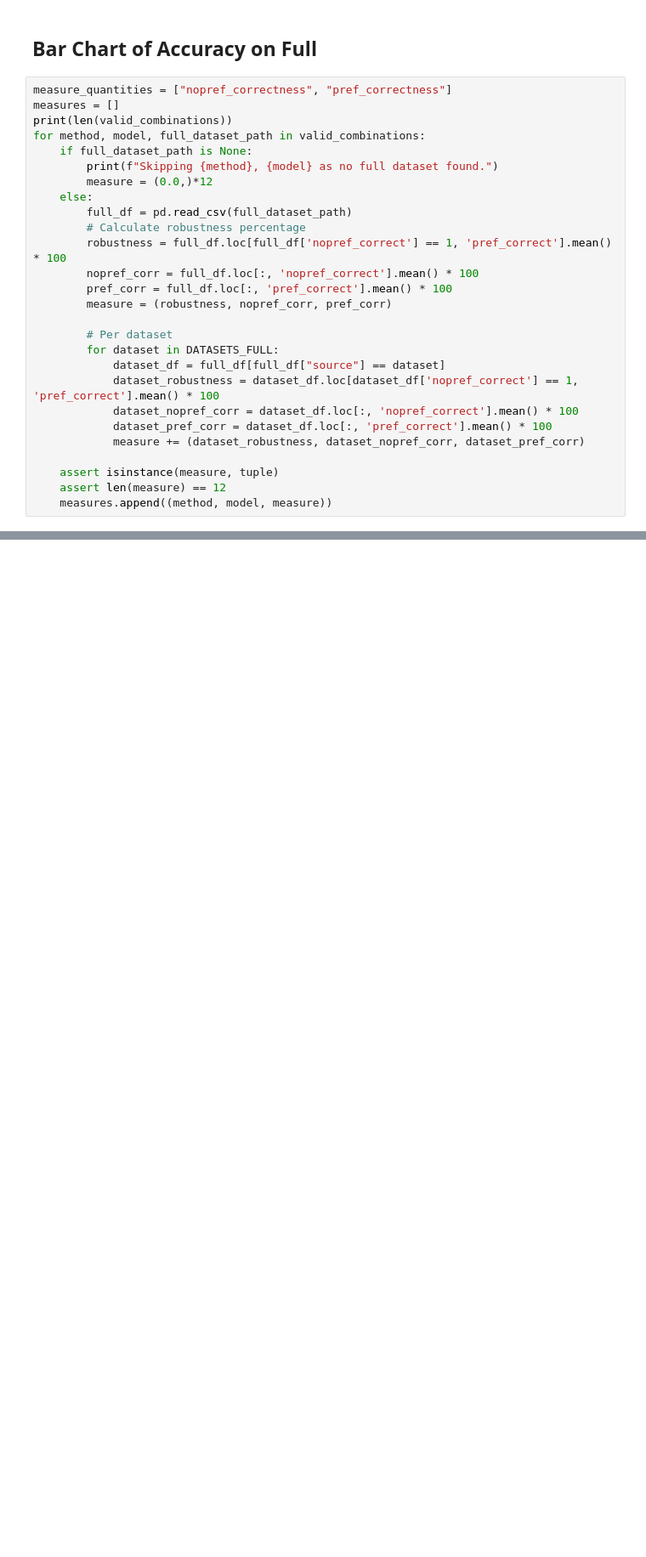
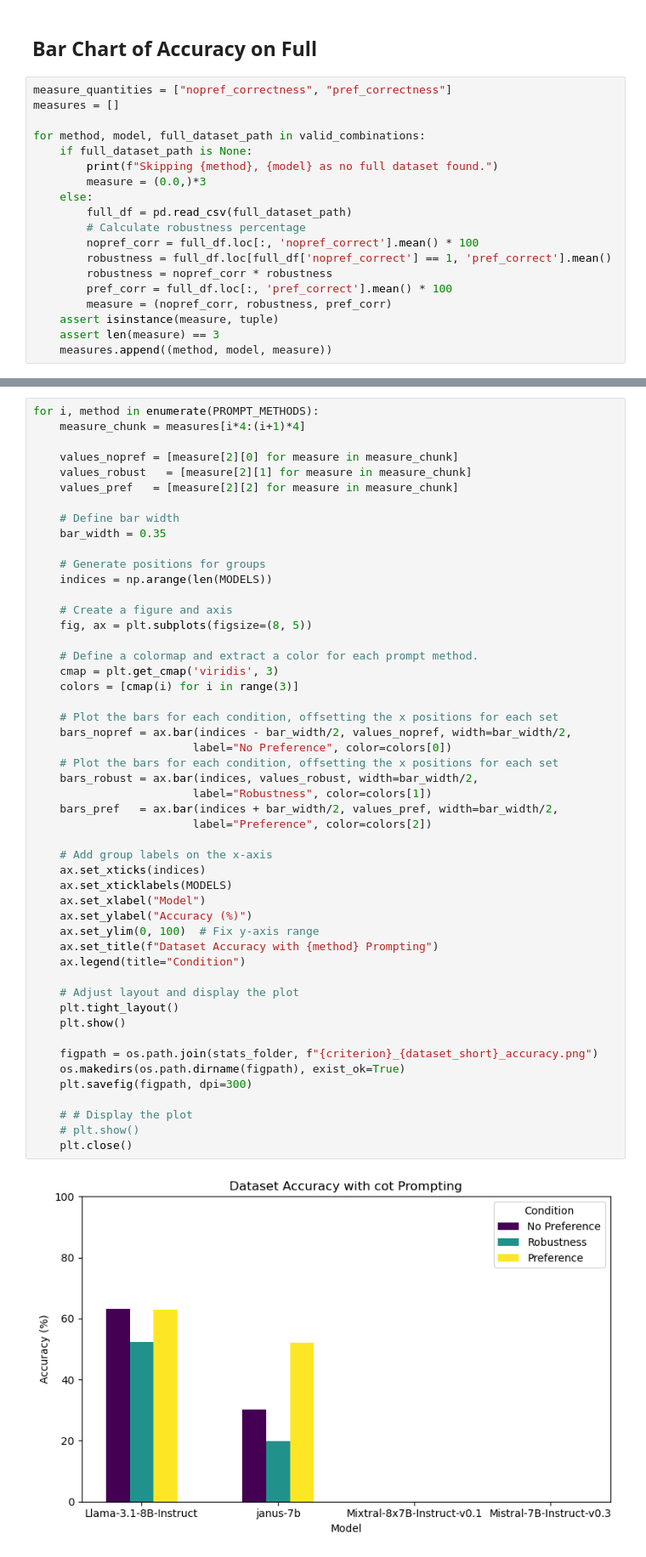
Before and after one commit to chimaobi-okite/pref_aligner, a Jupyter notebook: aggregate.ipynb, the cells around one changed output, grey strips where cells are left out. Shown: that part at 85% size. Cells and saved outputs as stored; diff of their text form; blank space fills up the shorter version.

Commit message:
added more plots

```diff
--- a/aggregate.ipynb
+++ b/aggregate.ipynb
@@ -376,27 +376,19 @@ for i, criterion in enumerate(measure_quantities):
 # %%
 measure_quantities = ["nopref_correctness", "pref_correctness"]
 measures = []
-print(len(valid_combinations))
+
 for method, model, full_dataset_path in valid_combinations:
     if full_dataset_path is None:
         print(f"Skipping {method}, {model} as no full dataset found.")
-        measure = (0.0,)*12
+        measure = (0.0,)*3
     else:
         full_df = pd.read_csv(full_dataset_path)
         # Calculate robustness percentage
-        robustness = full_df.loc[full_df['nopref_correct'] == 1, 'pref_correct'].mean() * 100
         nopref_corr = full_df.loc[:, 'nopref_correct'].mean() * 100
+        robustness = full_df.loc[full_df['nopref_correct'] == 1, 'pref_correct'].mean()
+        robustness = nopref_corr * robustness
         pref_corr = full_df.loc[:, 'pref_correct'].mean() * 100
-        measure = (robustness, nopref_corr, pref_corr)
-
-        # Per dataset
-        for dataset in DATASETS_FULL:
-            dataset_df = full_df[full_df["source"] == dataset]
-            dataset_robustness = dataset_df.loc[dataset_df['nopref_correct'] == 1, 'pref_correct'].mean() * 100
-            dataset_nopref_corr = dataset_df.loc[:, 'nopref_correct'].mean() * 100
-            dataset_pref_corr = dataset_df.loc[:, 'pref_correct'].mean() * 100
-            measure += (dataset_robustness, dataset_nopref_corr, dataset_pref_corr)
-
+        measure = (nopref_corr, robustness, pref_corr)
     assert isinstance(measure, tuple)
-    assert len(measure) == 12
+    assert len(measure) == 3
     measures.append((method, model, measure))
@@ -402,0 +400,52 @@ for method, model, full_dataset_path in valid_combinations:
+# %%
+for i, method in enumerate(PROMPT_METHODS):
+    measure_chunk = measures[i*4:(i+1)*4]
+
+    values_nopref = [measure[2][0] for measure in measure_chunk]
+    values_robust   = [measure[2][1] for measure in measure_chunk]
+    values_pref   = [measure[2][2] for measure in measure_chunk]
+
+    # Define bar width
+    bar_width = 0.35
+
+    # Generate positions for groups
+    indices = np.arange(len(MODELS))
+
+    # Create a figure and axis
+    fig, ax = plt.subplots(figsize=(8, 5))
+
+    # Define a colormap and extract a color for each prompt method.
+    cmap = plt.get_cmap('viridis', 3)
+    colors = [cmap(i) for i in range(3)]
+
+    # Plot the bars for each condition, offsetting the x positions for each set
+    bars_nopref = ax.bar(indices - bar_width/2, values_nopref, width=bar_width/2,
+                        label="No Preference", color=colors[0])
+    # Plot the bars for each condition, offsetting the x positions for each set
+    bars_robust = ax.bar(indices, values_robust, width=bar_width/2,
+                        label="Robustness", color=colors[1])
+    bars_pref   = ax.bar(indices + bar_width/2, values_pref, width=bar_width/2,
+                        label="Preference", color=colors[2])
+
+    # Add group labels on the x-axis
+    ax.set_xticks(indices)
+    ax.set_xticklabels(MODELS)
+    ax.set_xlabel("Model")
+    ax.set_ylabel("Accuracy (%)")
+    ax.set_ylim(0, 100)  # Fix y-axis range
+    ax.set_title(f"Dataset Accuracy with {method} Prompting")
+    ax.legend(title="Condition")
+
+    # Adjust layout and display the plot
+    plt.tight_layout()
+    plt.show()
+
+    figpath = os.path.join(stats_folder, f"{criterion}_{dataset_short}_accuracy.png")
+    os.makedirs(os.path.dirname(figpath), exist_ok=True)
+    plt.savefig(figpath, dpi=300)
+
+    # # Display the plot
+    # plt.show()
+    plt.close()
+# %% [output]
+[figure, added]
```
Also changed, not shown: parts of 6 cells of this notebook, 11 other files.
